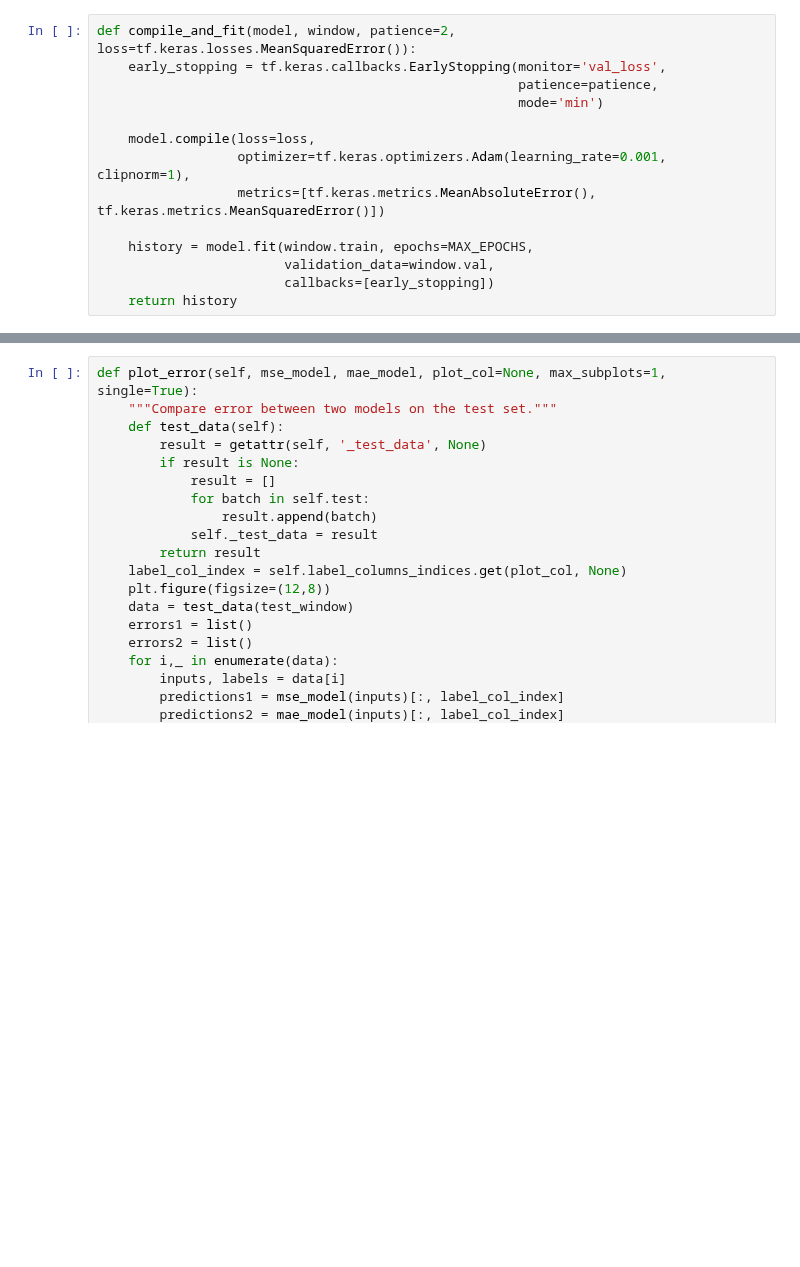
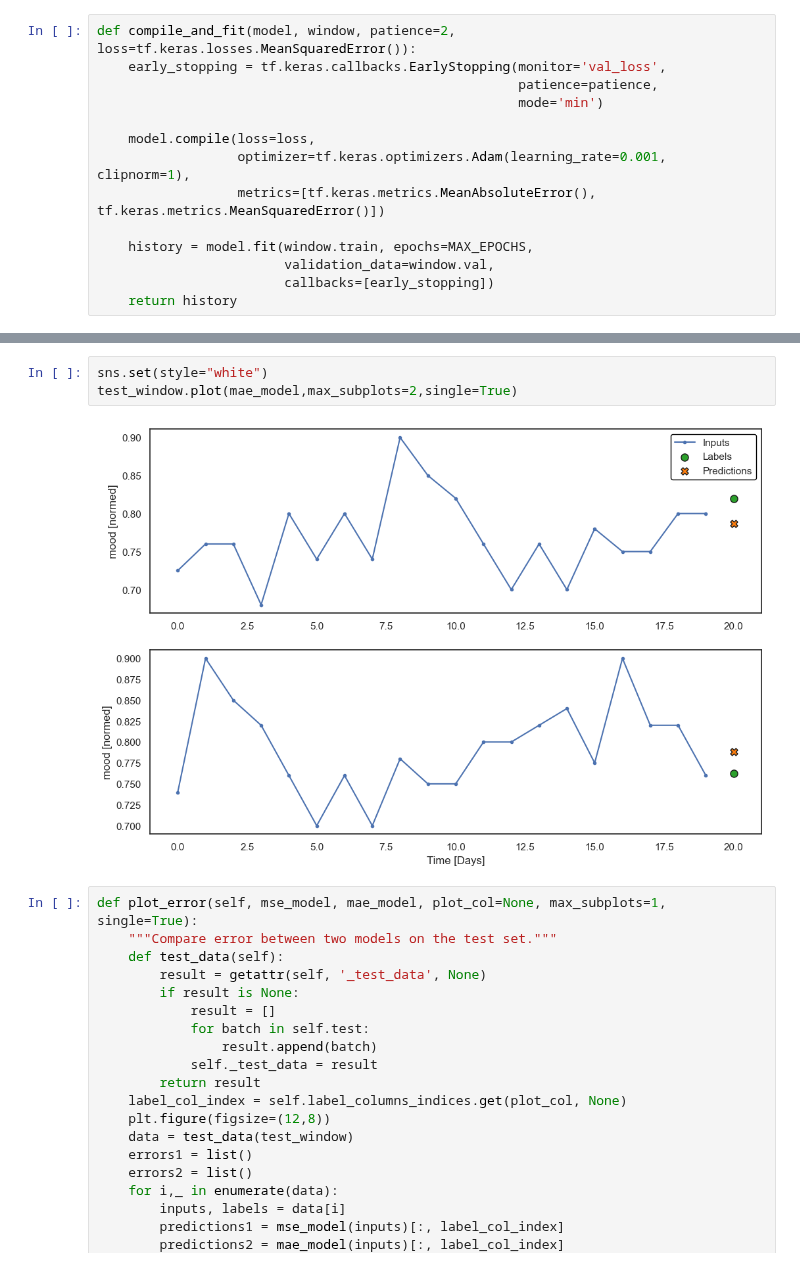
Before and after one commit to PaulHosek/DataMining, a Jupyter notebook: 5_evaluation_metrics.ipynb, the cells around one changed output, grey strips where cells are left out. Saved outputs shown, nothing was run; the diff lists cells and outputs as text; blank space fills up the shorter version.

```diff
--- a/5_evaluation_metrics.ipynb
+++ b/5_evaluation_metrics.ipynb
@@ -101,3 +166,8 @@ Epoch 4/20
+# %%
+sns.set(style="white")
+test_window.plot(mae_model,max_subplots=2,single=True)
+# %% [output]
+[figure, added]
 # %%
 def plot_error(self, mse_model, mae_model, plot_col=None, max_subplots=1, single=True):
     """Compare error between two models on the test set."""
```
Also changed, not shown: parts of 8 cells of this notebook, 2 other files.
